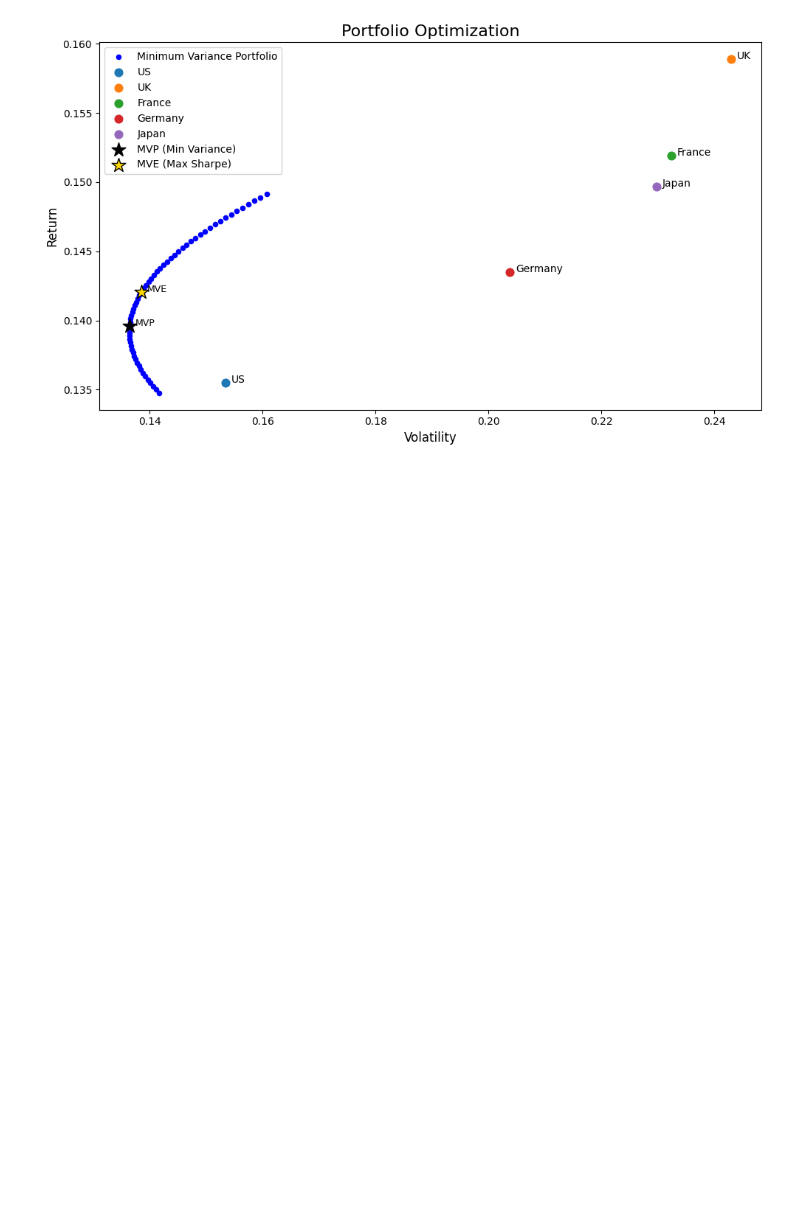
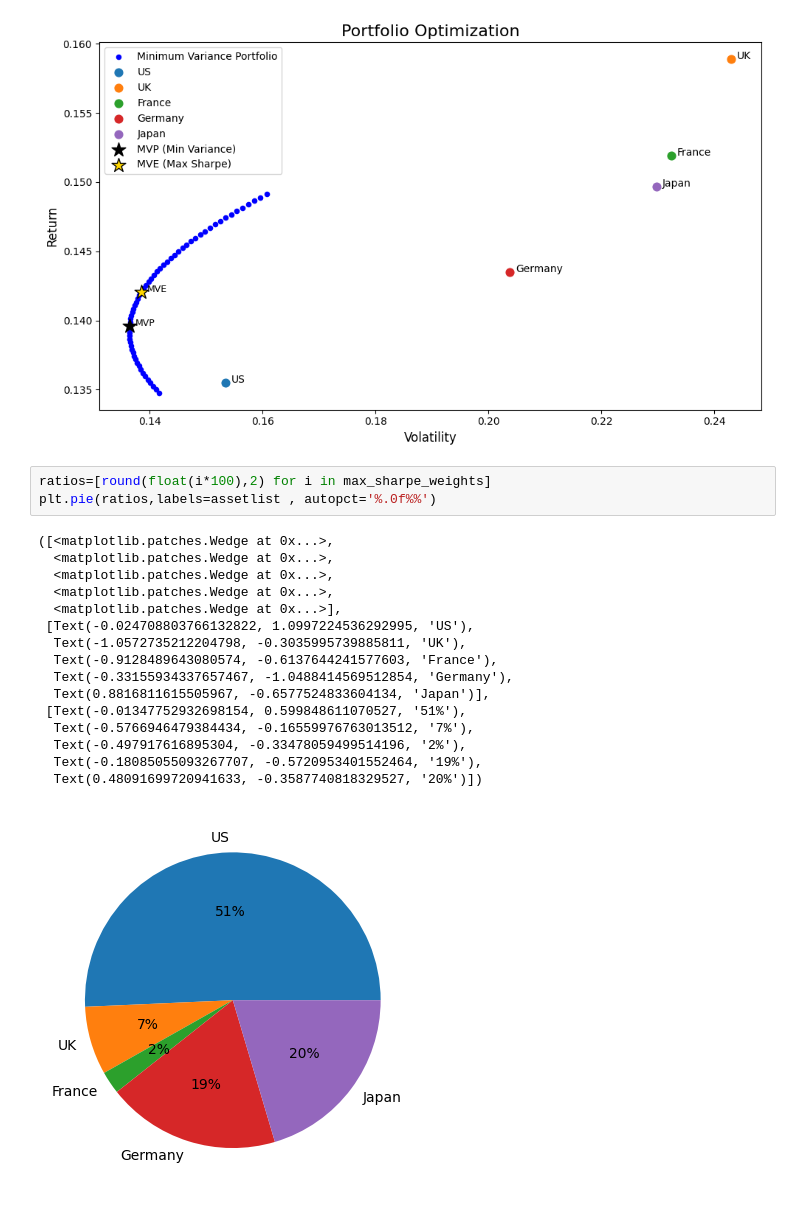
Before and after one commit to xizoo/Portfolio-Visualizer, a Jupyter notebook: resources/multi_asset_portfolio.ipynb, the cells around one changed output. Cells and saved outputs as stored; diff of their text form; blank space fills up the shorter version.

```diff
--- a/resources/multi_asset_portfolio.ipynb
+++ b/resources/multi_asset_portfolio.ipynb
@@ -248,3 +248,23 @@ plt.tight_layout()
 plt.show()
 # %% [output]
 [figure]
+# %%
+ratios=[round(float(i*100),2) for i in max_sharpe_weights]
+plt.pie(ratios,labels=assetlist , autopct='%.0f%%')
+# %% [output]
+([<matplotlib.patches.Wedge at 0x...>,
+  <matplotlib.patches.Wedge at 0x...>,
+  <matplotlib.patches.Wedge at 0x...>,
+  <matplotlib.patches.Wedge at 0x...>,
+  <matplotlib.patches.Wedge at 0x...>],
+ [Text(-0.024708803766132822, 1.0997224536292995, 'US'),
+  Text(-1.0572735212204798, -0.3035995739885811, 'UK'),
+  Text(-0.9128489643080574, -0.6137644241577603, 'France'),
+  Text(-0.33155934337657467, -1.0488414569512854, 'Germany'),
+  Text(0.8816811615505967, -0.6577524833604134, 'Japan')],
+ [Text(-0.01347752932698154, 0.599848611070527, '51%'),
+  Text(-0.5766946479384434, -0.16559976763013512, '7%'),
+  Text(-0.497917616895304, -0.33478059499514196, '2%'),
+  Text(-0.18085055093267707, -0.5720953401552464, '19%'),
+  Text(0.48091699720941633, -0.3587740818329527, '20%')])
+[figure, added]
```
Also changed, not shown: parts of 2 cells of this notebook, 5 other files.
